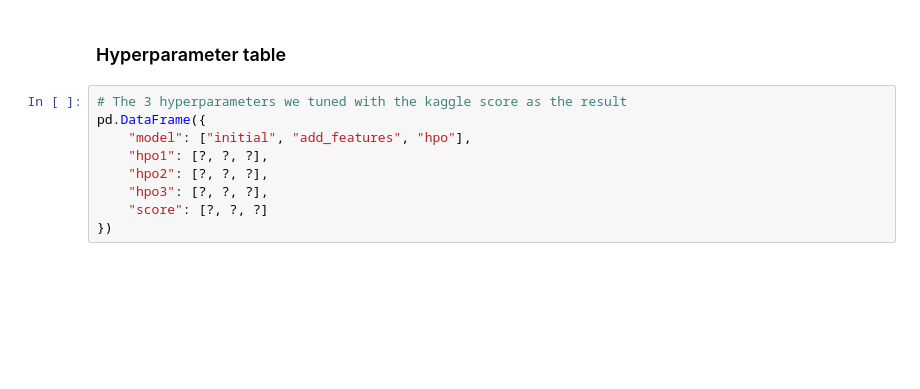
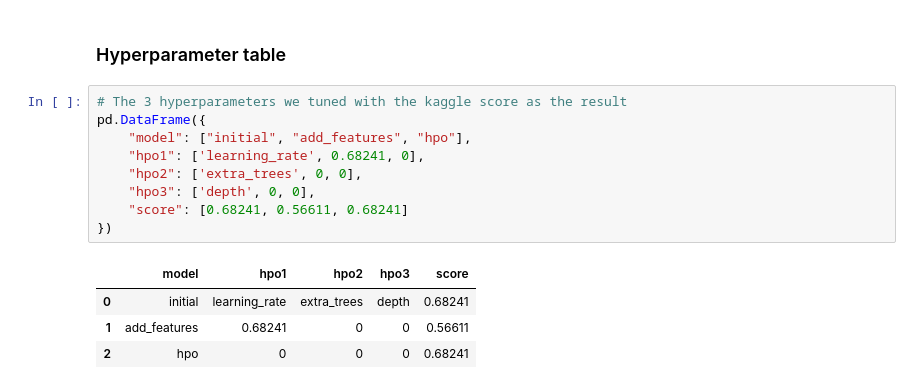
Before and after one commit to omogbolahan94/Bike-Sharing-Demand-Prediction, a Jupyter notebook: main.ipynb, the cells around one changed output. Drawn from its saved outputs; the diff is of its cells as text; blank space fills up the shorter version.

```diff
--- a/main.ipynb
+++ b/main.ipynb
@@ -708,9 +849,14 @@ fig.savefig('model_test_score.png')
 # %%
 # The 3 hyperparameters we tuned with the kaggle score as the result
 pd.DataFrame({
     "model": ["initial", "add_features", "hpo"],
-    "hpo1": [?, ?, ?],
-    "hpo2": [?, ?, ?],
-    "hpo3": [?, ?, ?],
-    "score": [?, ?, ?]
+    "hpo1": ['learning_rate', 0.68241, 0],
+    "hpo2": ['extra_trees', 0, 0],
+    "hpo3": ['depth', 0, 0],
+    "score": [0.68241, 0.56611, 0.68241]
 })
+# %% [output]
+|  | model | hpo1 | hpo2 | hpo3 | score |
+| 0 | initial | learning_rate | extra_trees | depth | 0.68241 |
+| 1 | add_features | 0.68241 | 0 | 0 | 0.56611 |
+| 2 | hpo | 0 | 0 | 0 | 0.68241 |
```
Also changed, not shown: parts of 59 cells of this notebook, 7 other files.
